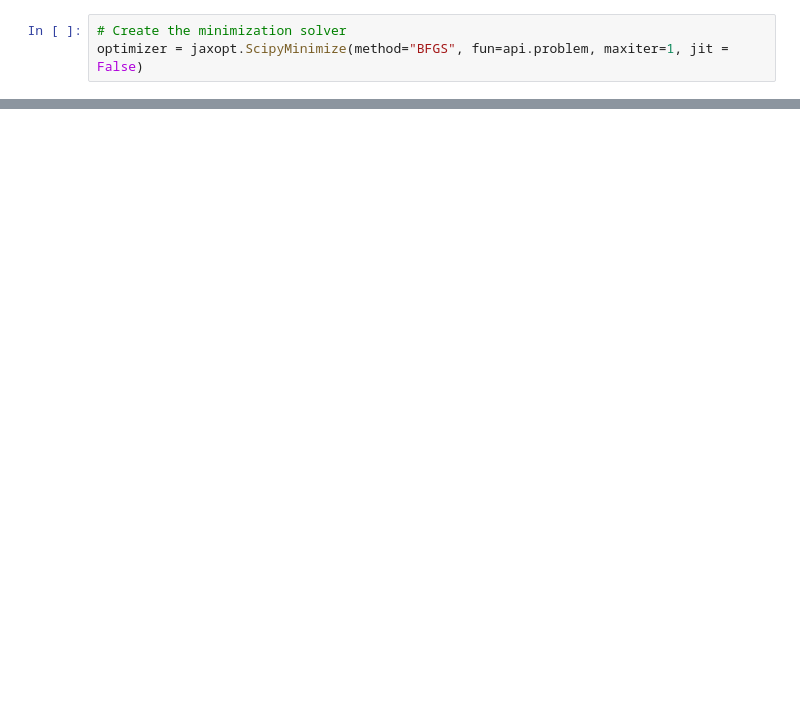
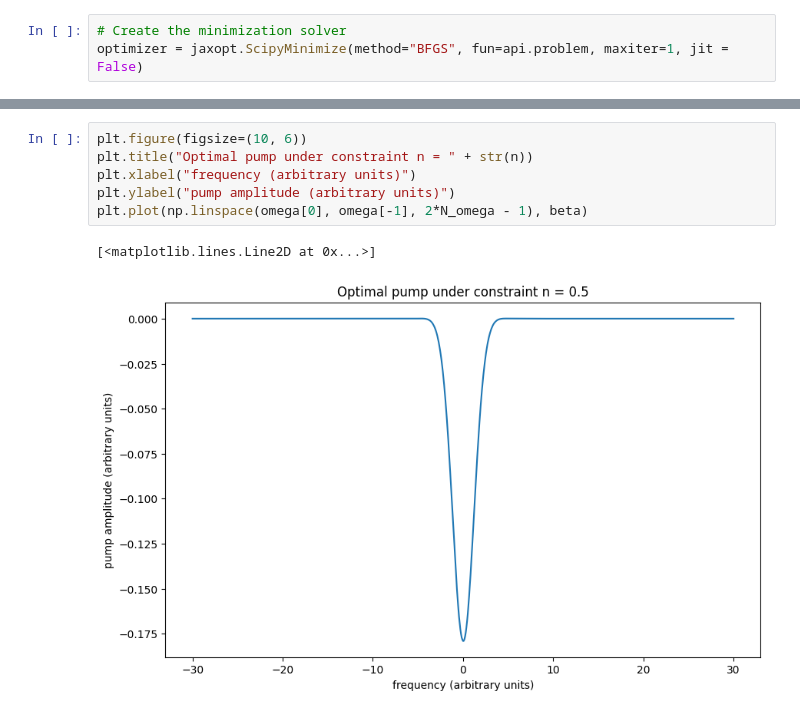
Before and after one commit to JQZ1111/quad_prop, a Jupyter notebook: demonstration.ipynb, the cells around one changed output, grey strips where cells are left out. Drawn from its saved outputs; the diff is of its cells as text; blank space fills up the shorter version.

```diff
--- a/demonstration.ipynb
+++ b/demonstration.ipynb
@@ -51,0 +75,9 @@ KeyboardInterrupt:
+# %%
+plt.figure(figsize=(10, 6))
+plt.title("Optimal pump under constraint n = " + str(n))
+plt.xlabel("frequency (arbitrary units)")
+plt.ylabel("pump amplitude (arbitrary units)")
+plt.plot(np.linspace(omega[0], omega[-1], 2*N_omega - 1), beta)
+# %% [output]
+[<matplotlib.lines.Line2D at 0x...>]
+[figure, added]
```
Also changed, not shown: parts of 4 cells of this notebook, 1 other file.
